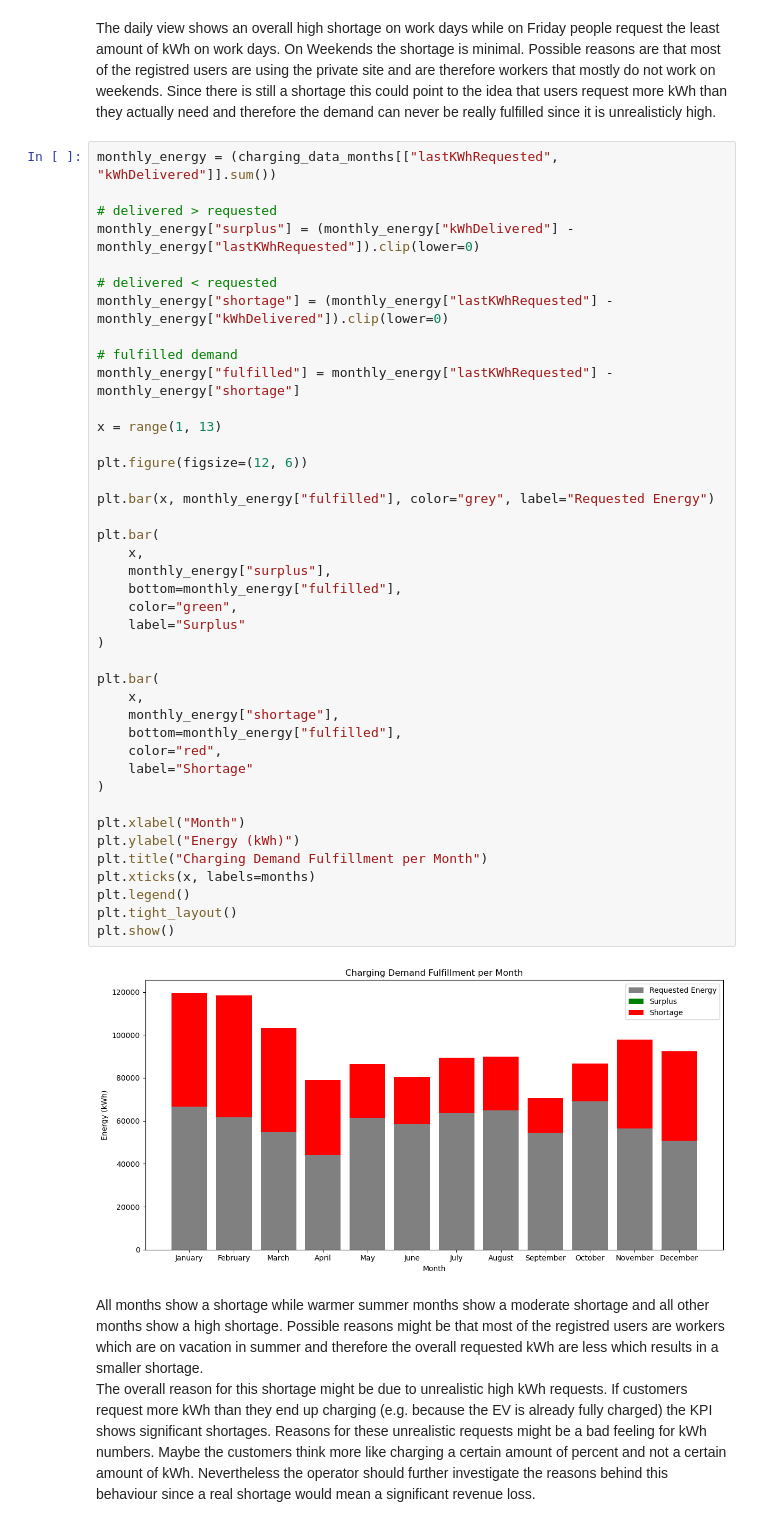
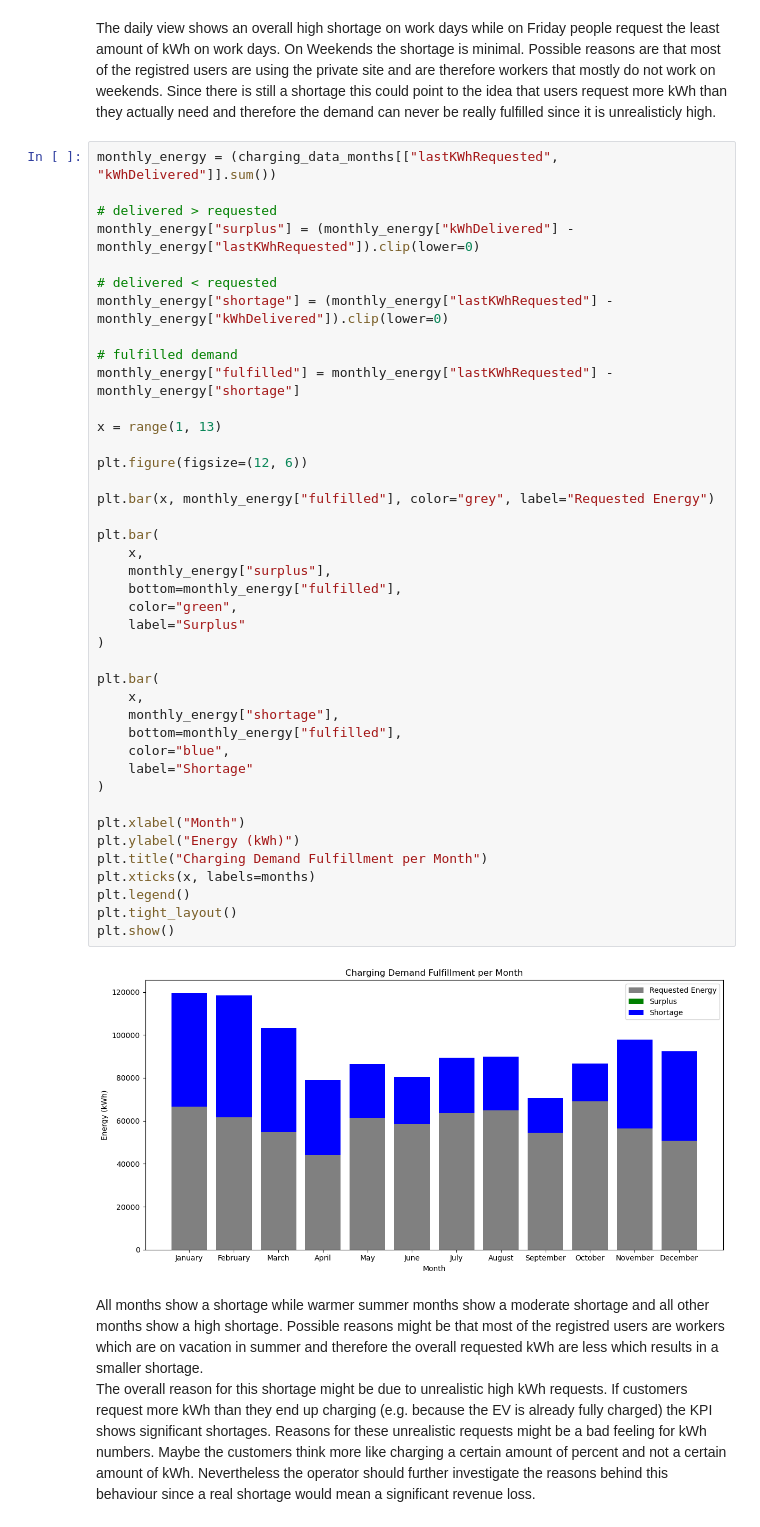
Before and after one commit to JakobJetter/AA_Project_WS2526, a Jupyter notebook: 02_Descriptive_Analytics/key_performance_indicators.ipynb, the cells around one changed output. Saved outputs shown, nothing was run; the diff lists cells and outputs as text.

Commit message:
change color coding

```diff
--- a/02_Descriptive_Analytics/key_performance_indicators.ipynb
+++ b/02_Descriptive_Analytics/key_performance_indicators.ipynb
@@ -487,35 +489,35 @@ monthly_energy["fulfilled"] = monthly_energy["lastKWhRequested"] - monthly_energ
 
 x = range(1, 13)
 
 plt.figure(figsize=(12, 6))
 
 plt.bar(x, monthly_energy["fulfilled"], color="grey", label="Requested Energy")
 
 plt.bar(
     x,
     monthly_energy["surplus"],
     bottom=monthly_energy["fulfilled"],
     color="green",
     label="Surplus"
 )
 
 plt.bar(
     x,
     monthly_energy["shortage"],
     bottom=monthly_energy["fulfilled"],
-    color="red",
+    color="blue",
     label="Shortage"
 )
 
 plt.xlabel("Month")
 plt.ylabel("Energy (kWh)")
 plt.title("Charging Demand Fulfillment per Month")
 plt.xticks(x, labels=months)
 plt.legend()
 plt.tight_layout()
 plt.show()
 # %% [output]
-[figure, old version]
+[figure, new version]
 # %% [markdown]
 All months show a shortage while warmer summer months show a moderate shortage and all other months show a high shortage. Possible reasons might be that most of the registred users are workers which are on vacation in summer and therefore the overall requested kWh are less which results in a smaller shortage.
 The overall reason for this shortage might be due to unrealistic high kWh requests. If customers request more kWh than they end up charging (e.g. because the EV is already fully charged) the KPI shows significant shortages. Reasons for these unrealistic requests might be a bad feeling for kWh numbers. Maybe the customers think more like charging a certain amount of percent and not a certain amount of kWh. Nevertheless the operator should further investigate the reasons behind this behaviour since a real shortage would mean a significant revenue loss.
```
Also changed, not shown: parts of 6 cells of this notebook.
